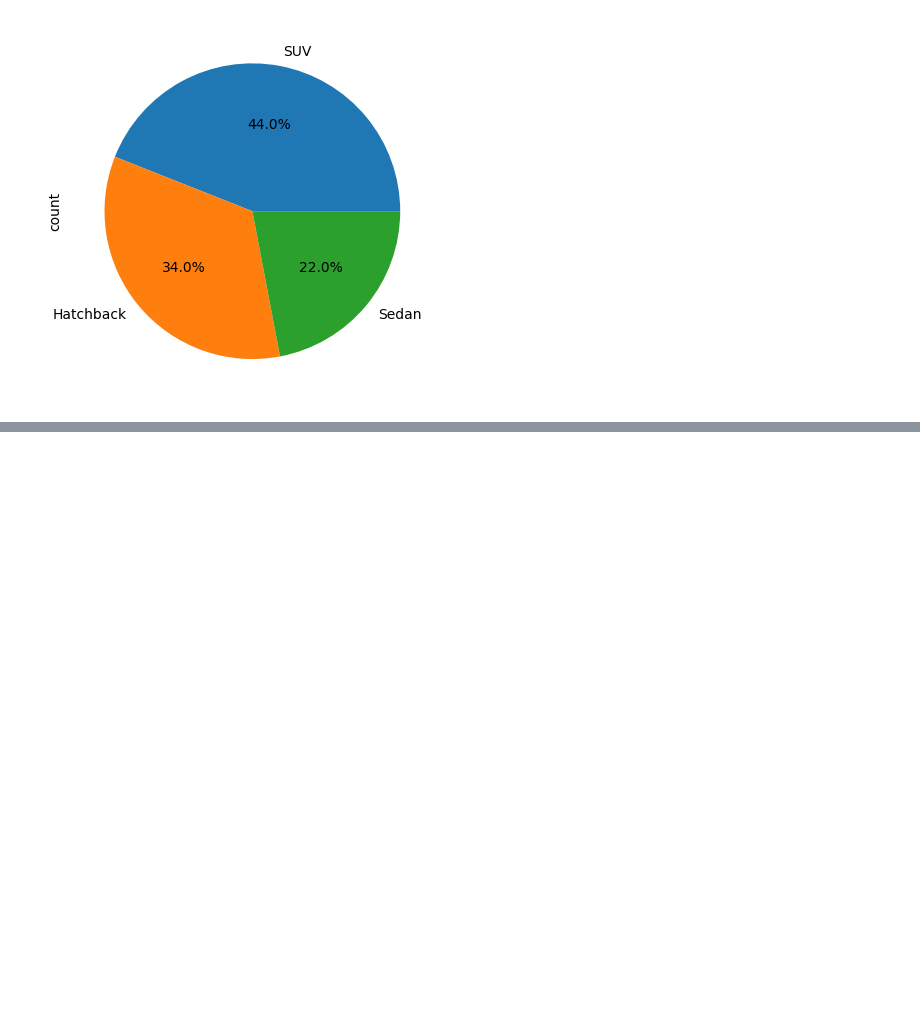
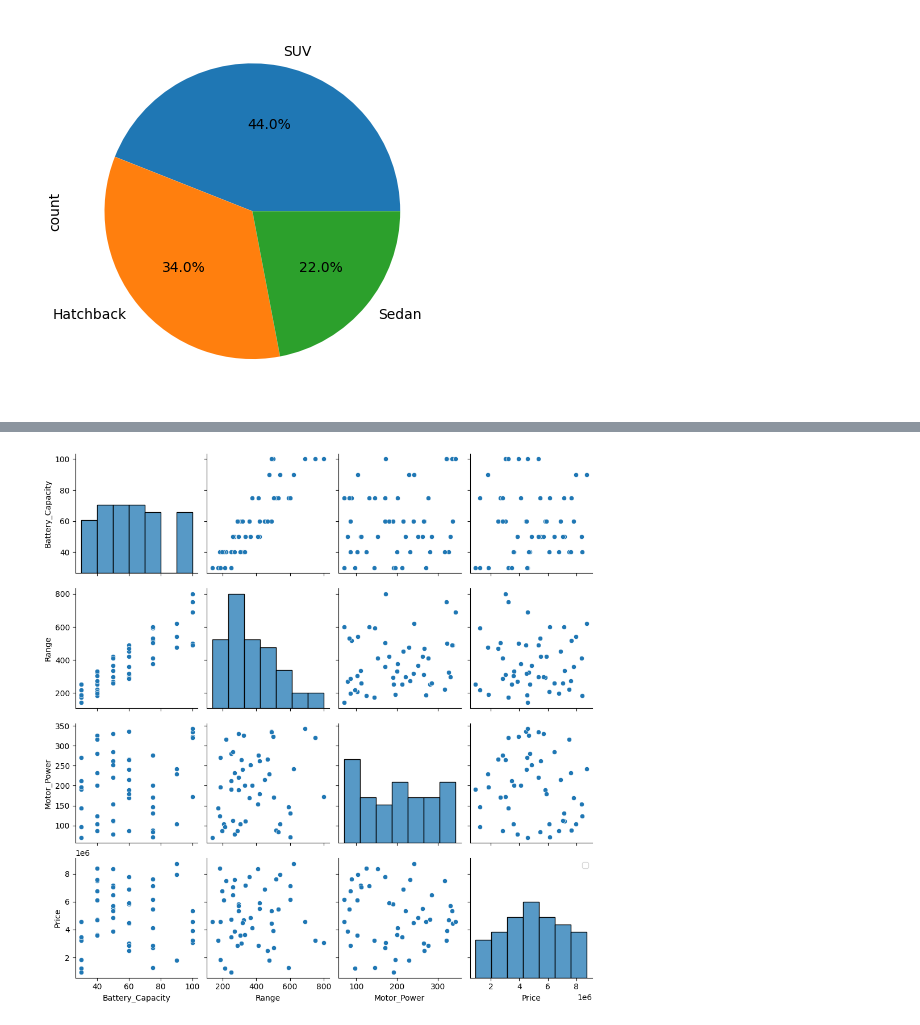
Before and after one commit to Riyaz127/TNS-Practice, a Jupyter notebook: Batch2_Mini_Project.ipynb, the cells around one changed output, grey strips where cells are left out. Drawn from its saved outputs; the diff is of its cells as text; code cells hidden in the pictures; blank space fills up the shorter version.

```diff
--- a/Batch2_Mini_Project.ipynb
+++ b/Batch2_Mini_Project.ipynb
@@ -264,0 +267,7 @@ plt.show()
+# %%
+#2. Create a pair plot for :Battery Capacity,Range,Motor power,Price
+sns.pairplot(df[['Battery_Capacity','Range','Motor_Power','Price']])
+plt.legend()
+plt.show()
+# %% [output]
+[figure, added]
```
Also changed, not shown: parts of 7 cells of this notebook.
